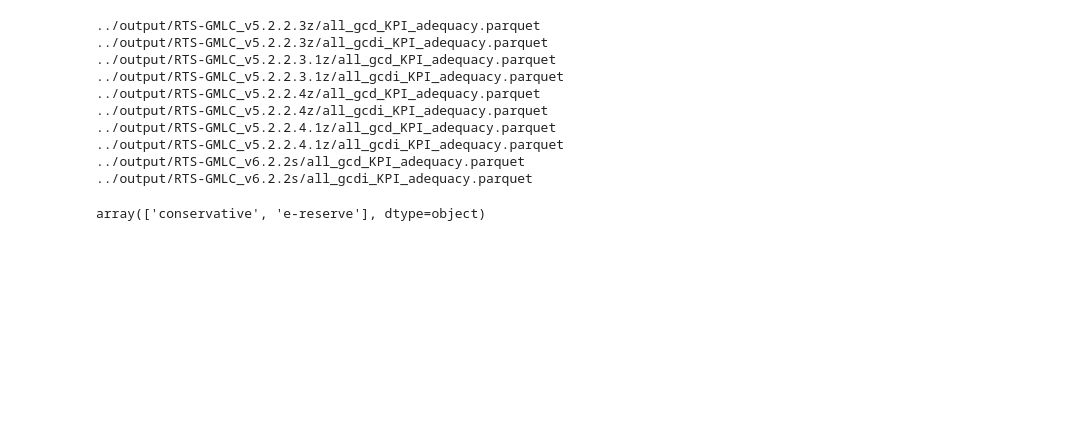
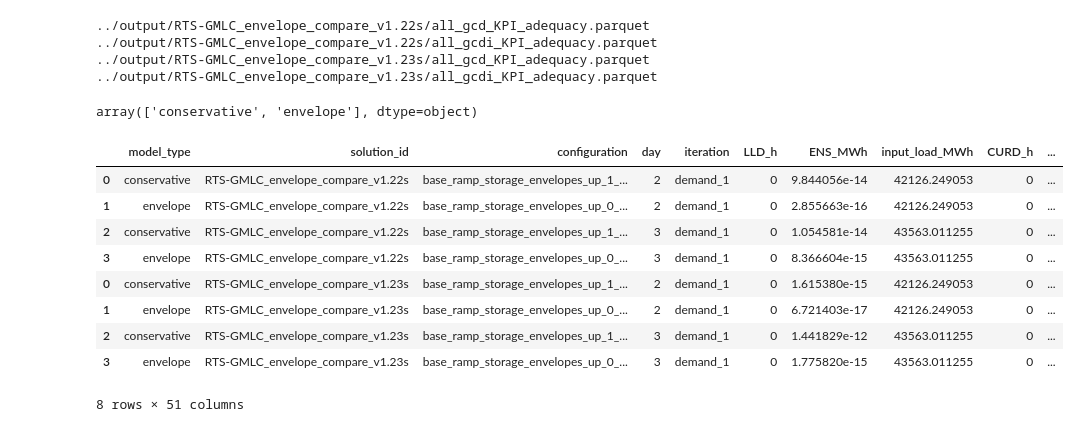
Before and after one commit to pigalleg/ELR-reserves, a Jupyter notebook: notebooks/save_KPI_adequacy.ipynb, the cells around one changed output. Saved outputs shown, nothing was run; the diff lists cells and outputs as text; code cells hidden in the pictures; blank space fills up the shorter version.

```diff
--- a/notebooks/save_KPI_adequacy.ipynb
+++ b/notebooks/save_KPI_adequacy.ipynb
@@ -42,11 +42,13 @@ ss = [
     # {'solution_folder': f"RTS-GMLC_v5.2.2s", 'model_type' : 'envelope'},
     # {'solution_folder': f"RTS-GMLC_v5.2.2z", 'model_type' : 'envelope'}, # last opertional
     # {'solution_folder': f"RTS-GMLC_v5.2.2.1s", 'model_type' : 'envelope'},
-    {'solution_folder': f"RTS-GMLC_v5.2.2.3z", 'model_type' : 'envelope'},
-    {'solution_folder': f"RTS-GMLC_v5.2.2.3.1z", 'model_type' : 'envelope'},
-    {'solution_folder': f"RTS-GMLC_v5.2.2.4z", 'model_type' : 'envelope'},
-    {'solution_folder': f"RTS-GMLC_v5.2.2.4.1z", 'model_type' : 'envelope'},
-    {'solution_folder': f"RTS-GMLC_v6.2.2s", 'model_type' : 'e-reserve'},
+    # {'solution_folder': f"RTS-GMLC_v5.2.2.3z", 'model_type' : 'envelope'},
+    # {'solution_folder': f"RTS-GMLC_v5.2.2.3.1z", 'model_type' : 'envelope'},
+    # {'solution_folder': f"RTS-GMLC_v5.2.2.4z", 'model_type' : 'envelope'},
+    # {'solution_folder': f"RTS-GMLC_v5.2.2.4.1z", 'model_type' : 'envelope'},
+    # {'solution_folder': f"RTS-GMLC_v6.2.2s", 'model_type' : 'e-reserve'},
+    {'solution_folder': f"RTS-GMLC_envelope_compare_v1.22s", 'model_type' : 'envelope'},
+    {'solution_folder': f"RTS-GMLC_envelope_compare_v1.23s", 'model_type' : 'envelope'},
     # {'solution_folder': f"RTS-GMLC_v6.2.3s", 'model_type' : 'e-reserve'}
     ]
 
@@ -82,20 +84,14 @@ if 'µ' in gcdi_KPI_adequacy.columns:
     gcdi_KPI_adequacy['model_type'] = gcdi_KPI_adequacy.apply(lambda x: 'conservative' if ('envelope' in x['model_type']) & (x['µ'] == 1) else x['model_type'], axis=1)
     gcd_KPI_adequacy['model_type'] = gcd_KPI_adequacy.apply(lambda x: 'conservative' if ('envelope' in x['model_type']) & (x['µ'] == 1) else x['model_type'], axis=1)
 # %% [output]
-../output/RTS-GMLC_v5.2.2.3z/all_gcd_KPI_adequacy.parquet
-../output/RTS-GMLC_v5.2.2.3z/all_gcdi_KPI_adequacy.parquet
-../output/RTS-GMLC_v5.2.2.3.1z/all_gcd_KPI_adequacy.parquet
-../output/RTS-GMLC_v5.2.2.3.1z/all_gcdi_KPI_adequacy.parquet
-../output/RTS-GMLC_v5.2.2.4z/all_gcd_KPI_adequacy.parquet
-../output/RTS-GMLC_v5.2.2.4z/all_gcdi_KPI_adequacy.parquet
-../output/RTS-GMLC_v5.2.2.4.1z/all_gcd_KPI_adequacy.parquet
-../output/RTS-GMLC_v5.2.2.4.1z/all_gcdi_KPI_adequacy.parquet
-../output/RTS-GMLC_v6.2.2s/all_gcd_KPI_adequacy.parquet
-../output/RTS-GMLC_v6.2.2s/all_gcdi_KPI_adequacy.parquet
+../output/RTS-GMLC_envelope_compare_v1.22s/all_gcd_KPI_adequacy.parquet
+../output/RTS-GMLC_envelope_compare_v1.22s/all_gcdi_KPI_adequacy.parquet
+../output/RTS-GMLC_envelope_compare_v1.23s/all_gcd_KPI_adequacy.parquet
+../output/RTS-GMLC_envelope_compare_v1.23s/all_gcdi_KPI_adequacy.parquet
 # %%
 gcdi_KPI_adequacy['model_type'].unique()
 # %% [output]
-array(['conservative', 'e-reserve'], dtype=object)
+array(['conservative', 'envelope'], dtype=object)
 # %%
 if G_save:
     out= gcd_KPI_adequacy.copy()
@@ -110,5 +106,15 @@ if G_save:
     gcdi_KPI_adequacy.rename(columns = renames, inplace = True)
     gcdi_KPI_adequacy.reset_index().to_csv('gcdi_KPI_adequacy.csv', index=False)
 # %%
-import os
-# subprocess.run(['excel', 'gcdi_KPI_adequacy.csv'], check=False)
+gcdi_KPI_adequacy
+# %% [output]
+|  | model_type | solution_id | configuration | day | iteration | LLD_h | ENS_MWh | input_load_MWh | CURD_h | ... |
+| 0 | conservative | RTS-GMLC_envelope_compare_v1.22s | base_ramp_storage_envelopes_up_1_... | 2 | demand_1 | 0 | 9.844056e-14 | 42126.249053 | 0 | ... |
+| 1 | envelope | RTS-GMLC_envelope_compare_v1.22s | base_ramp_storage_envelopes_up_0_... | 2 | demand_1 | 0 | 2.855663e-16 | 42126.249053 | 0 | ... |
+| 2 | conservative | RTS-GMLC_envelope_compare_v1.22s | base_ramp_storage_envelopes_up_1_... | 3 | demand_1 | 0 | 1.054581e-14 | 43563.011255 | 0 | ... |
+| 3 | envelope | RTS-GMLC_envelope_compare_v1.22s | base_ramp_storage_envelopes_up_0_... | 3 | demand_1 | 0 | 8.366604e-15 | 43563.011255 | 0 | ... |
+| 0 | conservative | RTS-GMLC_envelope_compare_v1.23s | base_ramp_storage_envelopes_up_1_... | 2 | demand_1 | 0 | 1.615380e-15 | 42126.249053 | 0 | ... |
+| 1 | envelope | RTS-GMLC_envelope_compare_v1.23s | base_ramp_storage_envelopes_up_0_... | 2 | demand_1 | 0 | 6.721403e-17 | 42126.249053 | 0 | ... |
+| 2 | conservative | RTS-GMLC_envelope_compare_v1.23s | base_ramp_storage_envelopes_up_1_... | 3 | demand_1 | 0 | 1.441829e-12 | 43563.011255 | 0 | ... |
+| 3 | envelope | RTS-GMLC_envelope_compare_v1.23s | base_ramp_storage_envelopes_up_0_... | 3 | demand_1 | 0 | 1.775820e-15 | 43563.011255 | 0 | ... |
+8 rows × 51 columns
```
Also changed, not shown: 4 other files.
